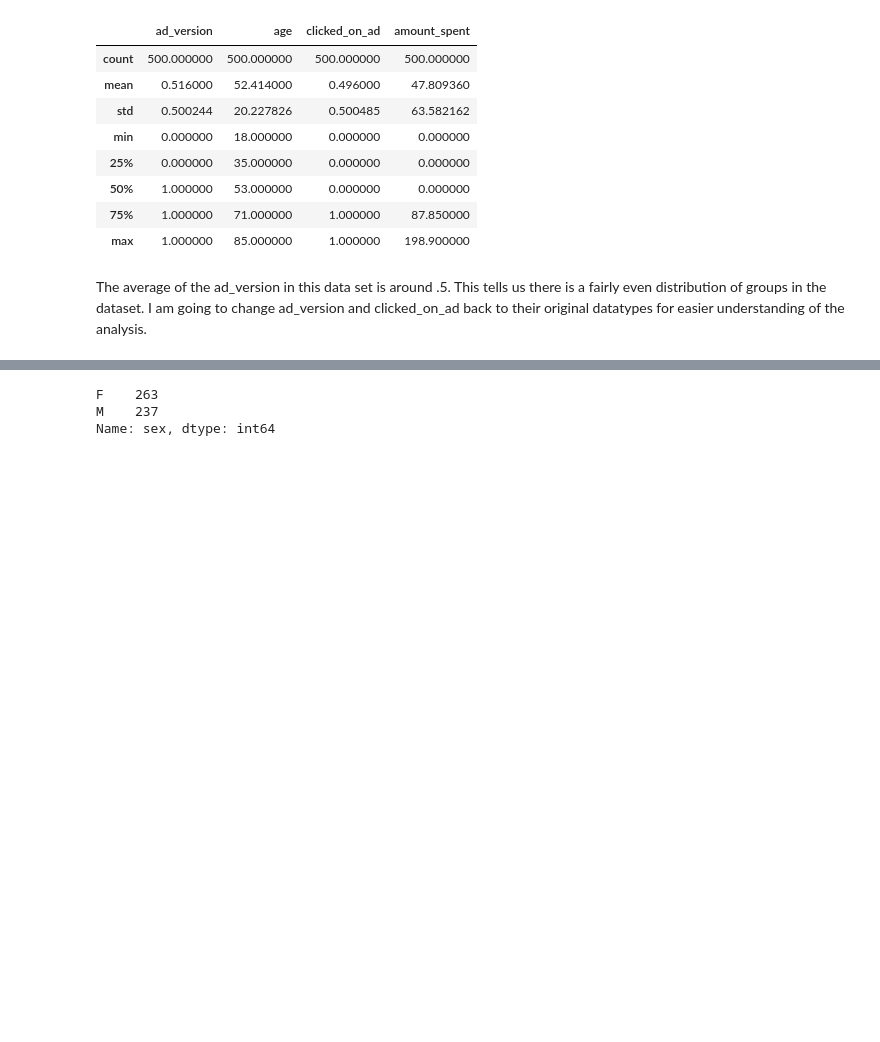
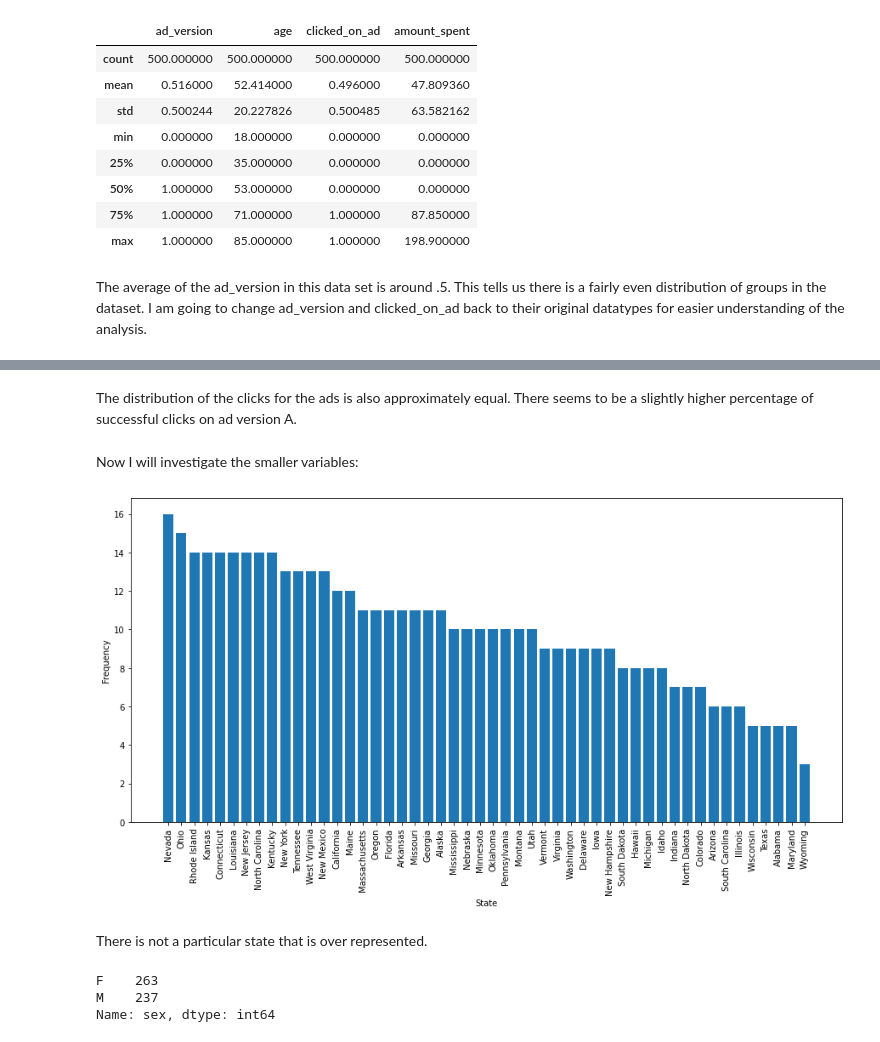
Before and after one commit to zachagreenberg/AdCampaignTesting, a Jupyter notebook: eda-testing-eval.ipynb, the cells around one changed output, grey strips where cells are left out. Cells and saved outputs as stored; diff of their text form; code cells hidden in the pictures; blank space fills up the shorter version.

Commit message:
update description in README and reorganize visualizations

```diff
--- a/eda-testing-eval.ipynb
+++ b/eda-testing-eval.ipynb
@@ -96,3 +134,18 @@ df['clicked_on_ad'] = np.where(df['clicked_on_ad'] == 1, True, False)
+# %% [markdown]
+The distribution of the clicks for the ads is also approximately equal. There seems to be a slightly higher percentage of successful clicks on ad version A.
+# %% [markdown]
+Now I will investigate the smaller variables:
+# %%
+fix, ax = plt.subplots(figsize=(15, 7))
+ax.bar(x = df['state'].value_counts().index, height = df['state'].value_counts().values)
+ax.set_ylabel('Frequency')
+ax.set_xlabel('State')
+ax.set_xticklabels(df['state'].value_counts().index, rotation = 90)
+plt.show()
+# %% [output]
+[figure, added]
+# %% [markdown]
+There is not a particular state that is over represented.
 # %%
 df['sex'].value_counts()
 # %% [output]
```
Also changed, not shown: parts of 14 cells of this notebook, 1 other file.
